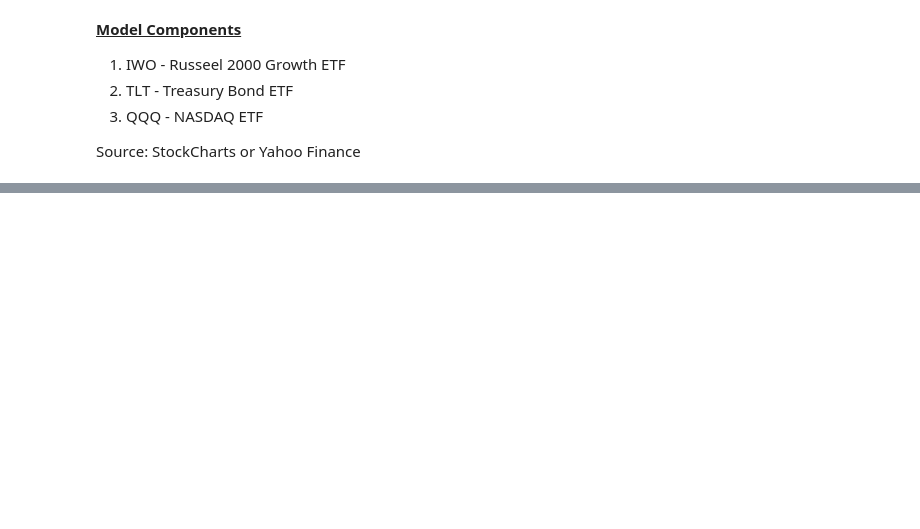
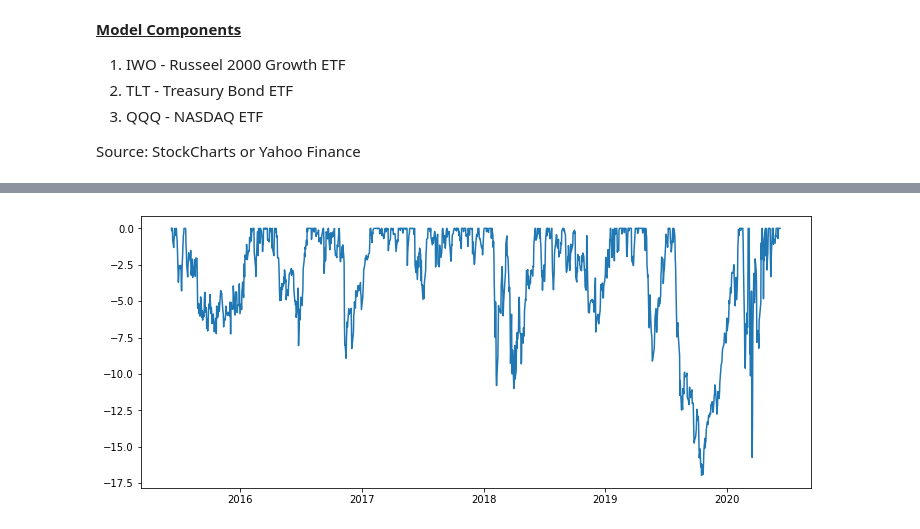
Before and after one commit to QuantVI/rand_various, a Jupyter notebook: wqu_capstone_code/draft.ipynb, the cells around one changed output, grey strips where cells are left out. Cells and saved outputs as stored; diff of their text form; code cells hidden in the pictures; blank space fills up the shorter version.

```diff
--- a/wqu_capstone_code/draft.ipynb
+++ b/wqu_capstone_code/draft.ipynb
@@ -26,0 +27,4 @@ import matplotlib.pyplot as plt
+# %%
+# 0th column is interpredate as a date usinf parse_dates
+df0 = pd.read_csv("data_files/data_5min_py_algo.csv", parse_dates=[0])
+df0
@@ -26,0 +65,4 @@ import matplotlib.pyplot as plt
+# %%
+# We trim the df to start from row 150, sicne we used a 150-day exp moving average
+df = pd.DataFrame.copy(df0.iloc[150:],deep=True)
+df.head()
@@ -26,0 +198,9 @@ import matplotlib.pyplot as plt
+# %%
+# Part 7: Plot the Maximum Drawdown
+x = df["Date"]
+y = df["Drawdown"]
+plt.figure(figsize=(12,5))
+plt.plot(x,y)
+plt.show()
+# %% [output]
+[figure, added]
```
Also changed, not shown: parts of 20 cells of this notebook, 5 other files.
